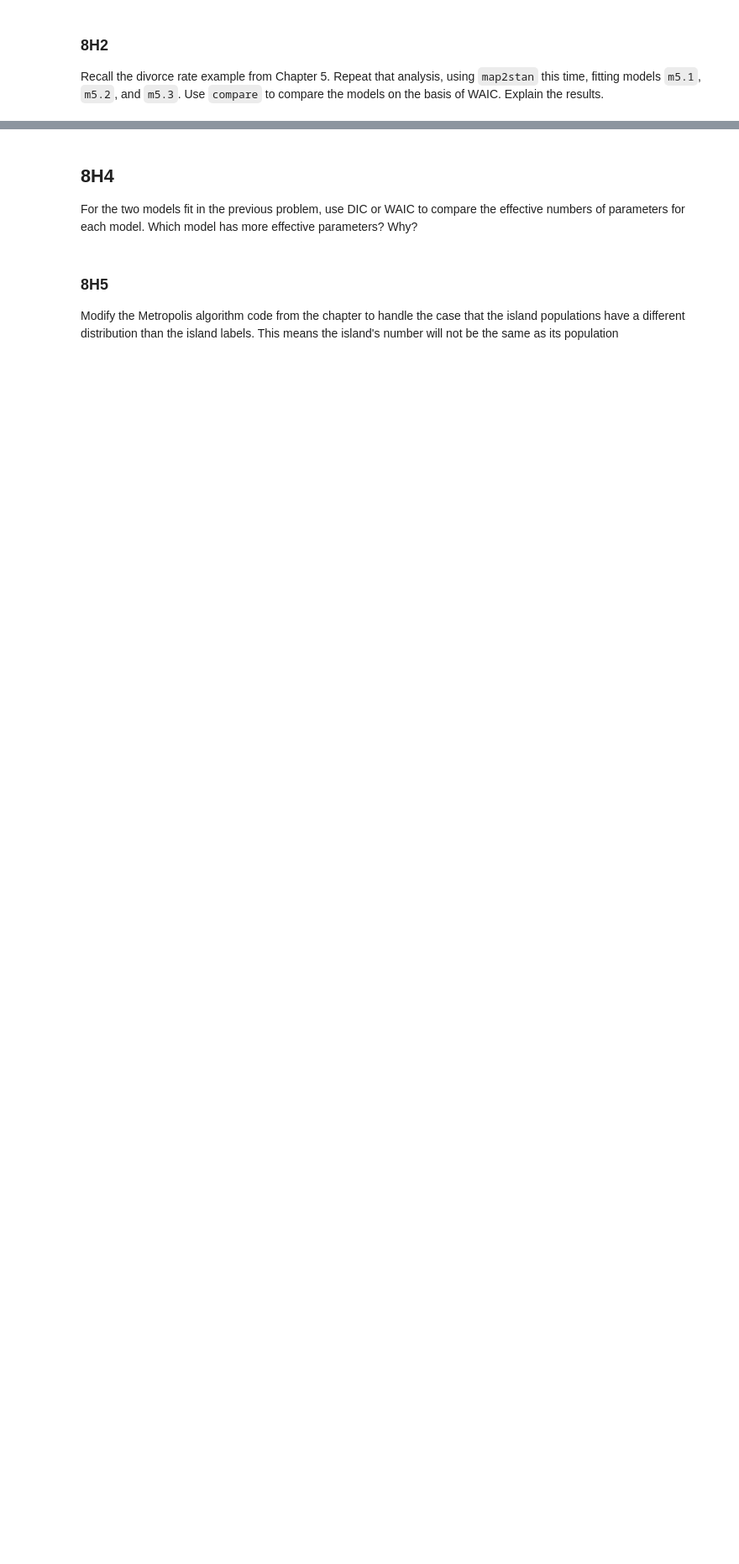
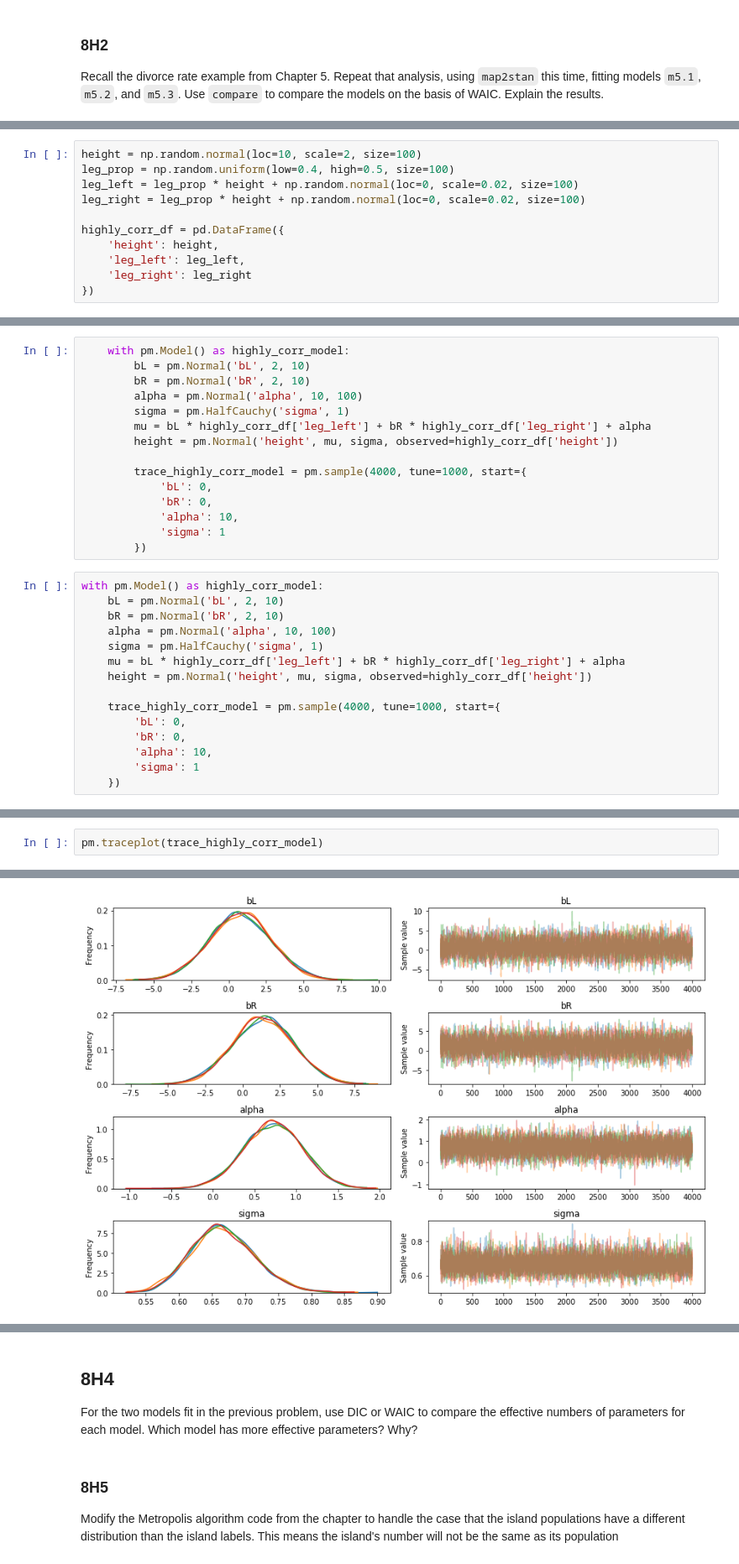
Before and after one commit to Edderic/statistical-rethinking-python-solutions, a Jupyter notebook: ch-8.ipynb, the cells around one changed output, grey strips where cells are left out. Shown at 84% size. Saved outputs shown, nothing was run; the diff lists cells and outputs as text; blank space fills up the shorter version.

```diff
--- a/ch-8.ipynb
+++ b/ch-8.ipynb
@@ -674,0 +745,11 @@ Compare the two posterior distributions for `m5.8s` and `m5.8s2`. What has chang
+# %%
+height = np.random.normal(loc=10, scale=2, size=100)
+leg_prop = np.random.uniform(low=0.4, high=0.5, size=100)
+leg_left = leg_prop * height + np.random.normal(loc=0, scale=0.02, size=100)
+leg_right = leg_prop * height + np.random.normal(loc=0, scale=0.02, size=100)
+
+highly_corr_df = pd.DataFrame({
+    'height': height,
+    'leg_left': leg_left,
+    'leg_right': leg_right
+})
@@ -674,0 +778,30 @@ Compare the two posterior distributions for `m5.8s` and `m5.8s2`. What has chang
+# %%
+    with pm.Model() as highly_corr_model:
+        bL = pm.Normal('bL', 2, 10)
+        bR = pm.Normal('bR', 2, 10)
+        alpha = pm.Normal('alpha', 10, 100)
+        sigma = pm.HalfCauchy('sigma', 1)
+        mu = bL * highly_corr_df['leg_left'] + bR * highly_corr_df['leg_right'] + alpha
+        height = pm.Normal('height', mu, sigma, observed=highly_corr_df['height'])
+
+        trace_highly_corr_model = pm.sample(4000, tune=1000, start={
+            'bL': 0,
+            'bR': 0,
+            'alpha': 10,
+            'sigma': 1
+        })
+# %%
+with pm.Model() as highly_corr_model:
+    bL = pm.Normal('bL', 2, 10)
+    bR = pm.Normal('bR', 2, 10)
+    alpha = pm.Normal('alpha', 10, 100)
+    sigma = pm.HalfCauchy('sigma', 1)
+    mu = bL * highly_corr_df['leg_left'] + bR * highly_corr_df['leg_right'] + alpha
+    height = pm.Normal('height', mu, sigma, observed=highly_corr_df['height'])
+
+    trace_highly_corr_model = pm.sample(4000, tune=1000, start={
+        'bL': 0,
+        'bR': 0,
+        'alpha': 10,
+        'sigma': 1
+    })
@@ -674,0 +813,3 @@ Compare the two posterior distributions for `m5.8s` and `m5.8s2`. What has chang
+# %%
+pm.traceplot(trace_highly_corr_model)
+# %% [output]
@@ -674,0 +824 @@ Compare the two posterior distributions for `m5.8s` and `m5.8s2`. What has chang
+[figure, added]
```
Also changed, not shown: parts of 26 cells of this notebook.
